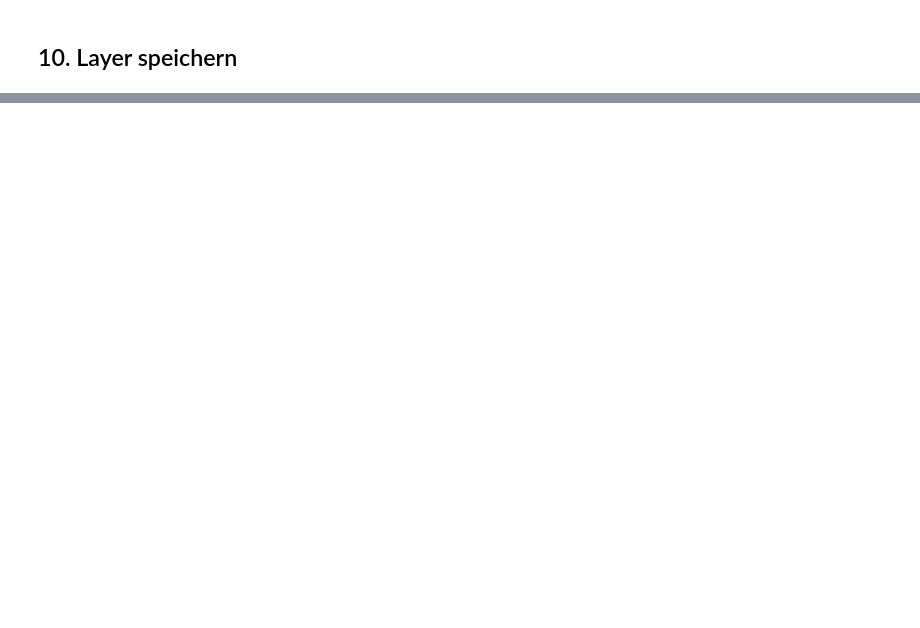
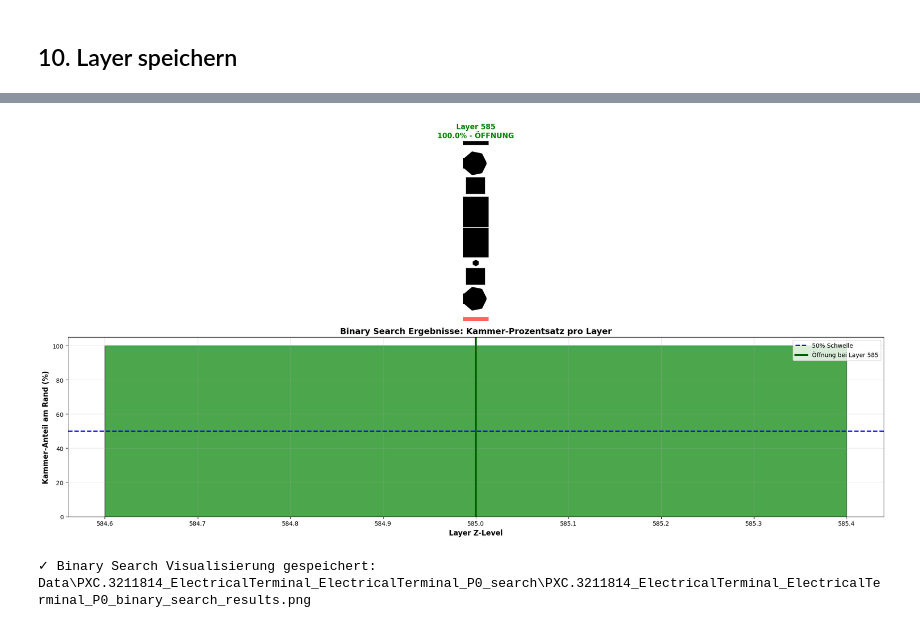
Before and after one commit to DavidStahl97/ConnectionPoins, a Jupyter notebook: search_chamber_opening.ipynb, the cells around one changed output, grey strips where cells are left out. Drawn from its saved outputs; the diff is of its cells as text; code cells hidden in the pictures; blank space fills up the shorter version.

Commit message:
search chamber opening

```diff
--- a/search_chamber_opening.ipynb
+++ b/search_chamber_opening.ipynb
@@ -31,6 +34,7 @@ print("✓ Alle Module erfolgreich importiert")
 # %%
 json_chooser = FileChooser(
     path='Data',
+    filename='',
     title='<b>JSON-Datei mit 3D-Daten auswählen</b>',
     show_hidden=False,
     select_default=False,
@@ -302,0 +468,10 @@ plt.show()
+# %%
+# Konvertiere Anschlusspunkt zu 2D
+connection_point_2d = find_connection_point_2d(rotated_connection_dict, bounds, grid_shape)
+print(f"Anschlusspunkt 2D: {connection_point_2d}")
+
+# Binary Search
+opening_z_level, investigated_layers = binary_search_opening(
+    voxel_array, boundary_image, connection_point_2d,
+    z_start, z_end, verbose=True
+)
@@ -302,0 +494,68 @@ plt.show()
+# %%
+# Sortiere investigated_layers
+investigated_layers_sorted = sorted(investigated_layers, key=lambda x: x[0])
+
+# Erstelle Visualisierung
+n_layers = len(investigated_layers_sorted)
+fig = plt.figure(figsize=(20, 10))
+
+# Zeile 1: Untersuchte Layers (max 8)
+display_count = min(8, n_layers)
+for i in range(display_count):
+    z_level, is_opening, percentage = investigated_layers_sorted[i]
+    ax = plt.subplot(2, display_count, i + 1)
+
+    layer_image = extract_2d_layer(voxel_array, z_level)
+    _, _, filled_mask = investigate_layer(voxel_array, z_level, boundary_image,
+                                         connection_point_2d, verbose=False)
+
+    # Kombiniere Layer (grau) + FloodFill (rot)
+    display_image = np.zeros((*layer_image.shape, 3), dtype=np.uint8)
+    display_image[:, :, 0] = layer_image
+    display_image[:, :, 1] = layer_image
+    display_image[:, :, 2] = layer_image
+
+    if filled_mask is not None:
+        display_image[filled_mask > 0] = [255, 100, 100]
+
+    # Markiere Anschlusspunkt
+    cv2.circle(display_image, connection_point_2d, 3, (0, 255, 0), -1)
+
+    ax.imshow(display_image, origin='lower')
+    title_color = 'green' if is_opening else 'red'
+    status = 'ÖFFNUNG' if is_opening else 'geschlossen'
+    ax.set_title(f'Layer {z_level}\n{percentage:.1f}% - {status}',
+                color=title_color, fontweight='bold')
+    ax.axis('off')
+
+# Zeile 2: Graph
+ax_graph = plt.subplot(2, 1, 2)
+z_levels = [x[0] for x in investigated_layers_sorted]
+percentages = [x[2] for x in investigated_layers_sorted]
+colors = ['green' if x[1] else 'red' for x in investigated_layers_sorted]
+
+ax_graph.bar(z_levels, percentages, color=colors, alpha=0.7, edgecolor='black')
+ax_graph.axhline(y=50, color='blue', linestyle='--', linewidth=2, label='50% Schwelle')
+
+if opening_z_level is not None:
+    ax_graph.axvline(x=opening_z_level, color='darkgreen', linestyle='-',
+                    linewidth=3, label=f'Öffnung bei Layer {opening_z_level}')
+
+ax_graph.set_xlabel('Layer Z-Level', fontsize=12, fontweight='bold')
+ax_graph.set_ylabel('Kammer-Anteil am Rand (%)', fontsize=12, fontweight='bold')
+ax_graph.set_title('Binary Search Ergebnisse: Kammer-Prozentsatz pro Layer',
+                  fontsize=14, fontweight='bold')
+ax_graph.legend()
+ax_graph.grid(True, alpha=0.3)
+ax_graph.set_ylim([0, 105])
+
+plt.tight_layout()
+plt.show()
+
+# Speichere Visualisierung
+output_filename = os.path.join(output_dir, f"{json_name}_P{vector['id']}_binary_search_results.png")
+fig.savefig(output_filename, dpi=150, bbox_inches='tight')
+print(f"\n✓ Binary Search Visualisierung gespeichert: {output_filename}")
+# %% [output]
+[figure, added]
+✓ Binary Search Visualisierung gespeichert: Data\PXC.3211814_ElectricalTerminal_ElectricalTerminal_P0_search\PXC.3211814_ElectricalTerminal_ElectricalTerminal_P0_binary_search_results.png
```
Also changed, not shown: parts of 24 cells of this notebook, 1 other file.
